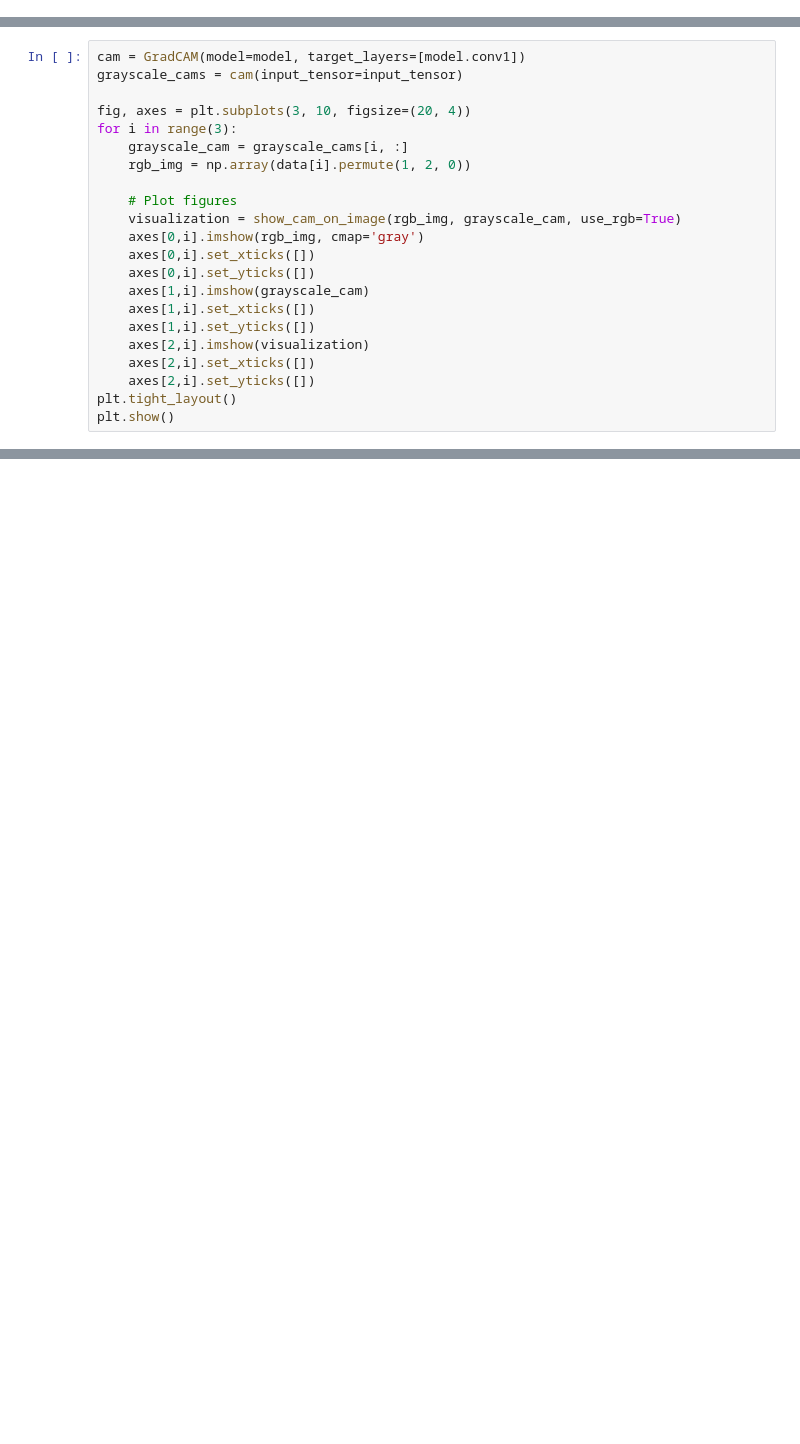
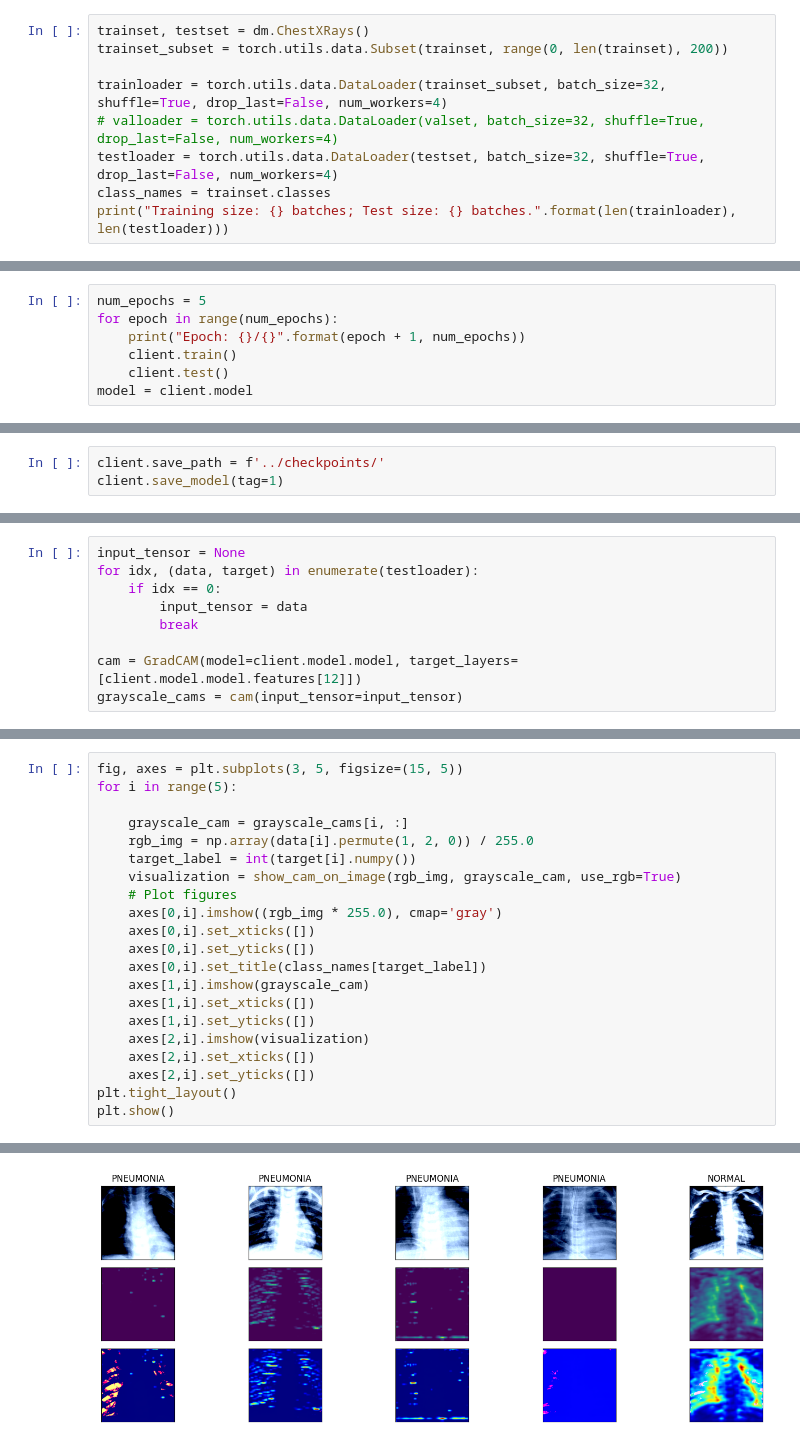
Before and after one commit to michaelkhavkin/EXPFL, a Jupyter notebook: XAI/XAI_example_medical_data.ipynb, the cells around one changed output, grey strips where cells are left out. Drawn from its saved outputs; the diff is of its cells as text; blank space fills up the shorter version.

Commit message:
change_data_to_chest_xrays

```diff
--- a/XAI/XAI_example_medical_data.ipynb
+++ b/XAI/XAI_example_medical_data.ipynb
@@ -37,0 +31,9 @@ model = CNN(n_class=5)
+# %%
+trainset, testset = dm.ChestXRays()
+trainset_subset = torch.utils.data.Subset(trainset, range(0, len(trainset), 200))
+
+trainloader = torch.utils.data.DataLoader(trainset_subset, batch_size=32, shuffle=True, drop_last=False, num_workers=4)
+# valloader = torch.utils.data.DataLoader(valset, batch_size=32, shuffle=True, drop_last=False, num_workers=4)
+testloader = torch.utils.data.DataLoader(testset, batch_size=32, shuffle=True, drop_last=False, num_workers=4)
+class_names = trainset.classes
+print("Training size: {} batches; Test size: {} batches.".format(len(trainloader), len(testloader)))
@@ -61,0 +83,7 @@ for idx, (data, target) in enumerate(client.testloader):
+# %%
+num_epochs = 5
+for epoch in range(num_epochs):
+    print("Epoch: {}/{}".format(epoch + 1, num_epochs))
+    client.train()
+    client.test()
+model = client.model
@@ -61,0 +113,3 @@ for idx, (data, target) in enumerate(client.testloader):
+# %%
+client.save_path = f'../checkpoints/'
+client.save_model(tag=1)
@@ -61,0 +145,9 @@ for idx, (data, target) in enumerate(client.testloader):
+# %%
+input_tensor = None
+for idx, (data, target) in enumerate(testloader):
+    if idx == 0:
+        input_tensor = data
+        break
+
+cam = GradCAM(model=client.model.model, target_layers=[client.model.model.features[12]])
+grayscale_cams = cam(input_tensor=input_tensor)
@@ -62,17 +158,16 @@ for idx, (data, target) in enumerate(client.testloader):
 # %%
-cam = GradCAM(model=model, target_layers=[model.conv1])
-grayscale_cams = cam(input_tensor=input_tensor)
+fig, axes = plt.subplots(3, 5, figsize=(15, 5))
+for i in range(5):
 
-fig, axes = plt.subplots(3, 10, figsize=(20, 4))
-for i in range(3):
     grayscale_cam = grayscale_cams[i, :]
-    rgb_img = np.array(data[i].permute(1, 2, 0))
-
+    rgb_img = np.array(data[i].permute(1, 2, 0)) / 255.0
+    target_label = int(target[i].numpy())
+    visualization = show_cam_on_image(rgb_img, grayscale_cam, use_rgb=True)
     # Plot figures
-    visualization = show_cam_on_image(rgb_img, grayscale_cam, use_rgb=True)
-    axes[0,i].imshow(rgb_img, cmap='gray')
+    axes[0,i].imshow((rgb_img * 255.0), cmap='gray')
     axes[0,i].set_xticks([])
     axes[0,i].set_yticks([])
+    axes[0,i].set_title(class_names[target_label])
     axes[1,i].imshow(grayscale_cam)
     axes[1,i].set_xticks([])
     axes[1,i].set_yticks([])
@@ -81,3 +176,4 @@ for i in range(3):
     axes[2,i].set_yticks([])
 plt.tight_layout()
 plt.show()
+# %% [output]
@@ -83,0 +185 @@ plt.show()
+[figure, added]
```
Also changed, not shown: parts of 14 cells of this notebook, 8 other files.
